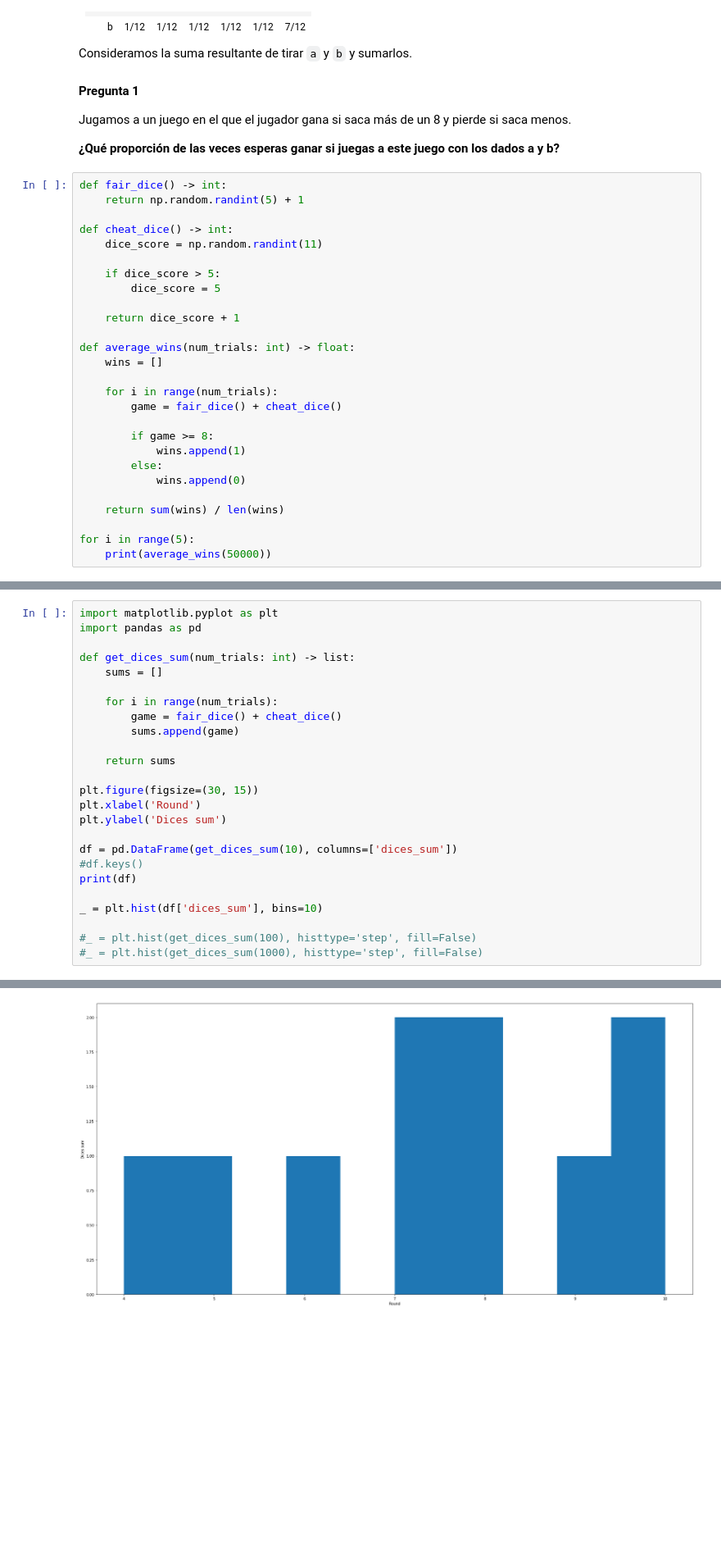
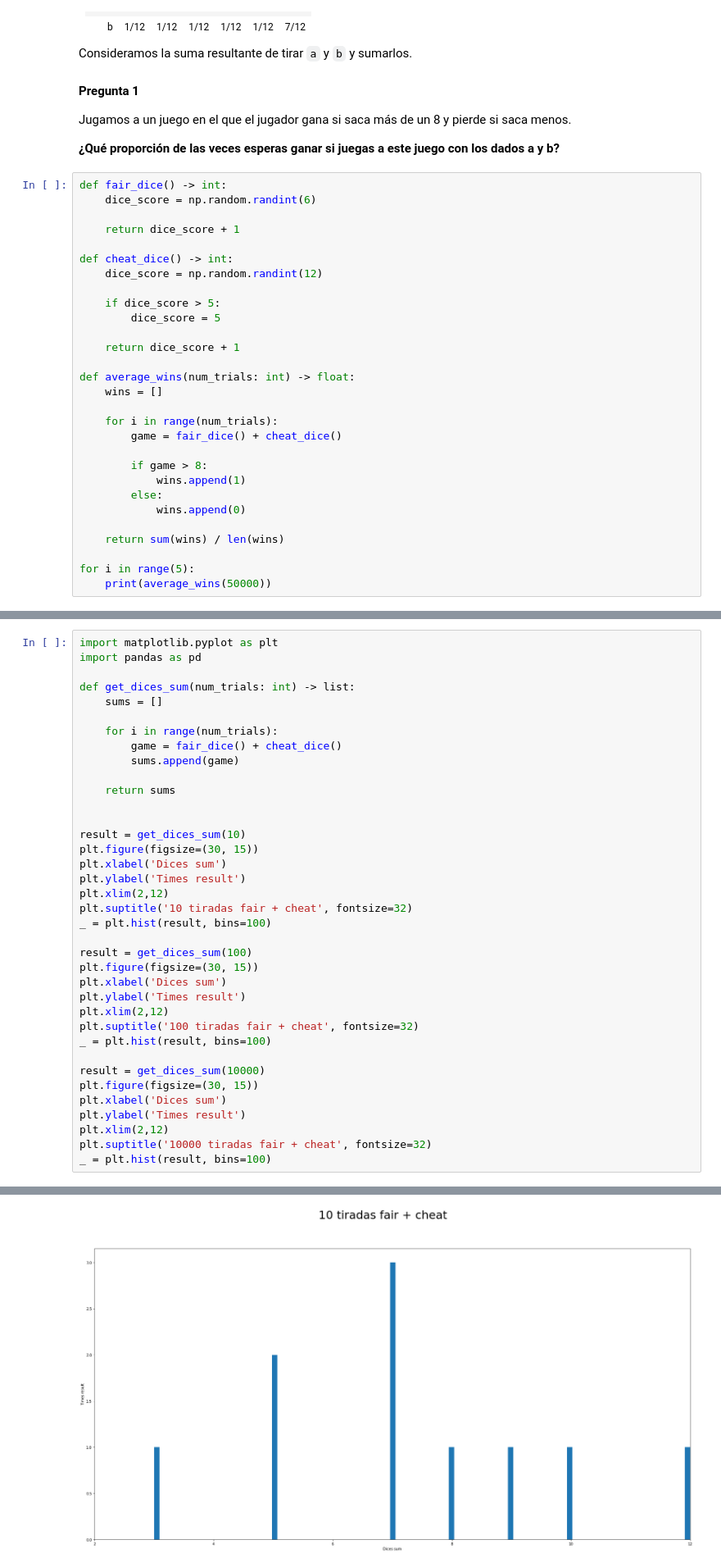
Before and after one commit to j-plou/ejercicios, a Jupyter notebook: datos_univariados_2/intro.ipynb, the cells around one changed output, grey strips where cells are left out. Shown: that part at 82% size. Cells and saved outputs as stored; diff of their text form; blank space fills up the shorter version.

Commit message:
Add charts and table for tossing two dices in intro exercise

```diff
--- a/datos_univariados_2/intro.ipynb
+++ b/datos_univariados_2/intro.ipynb
@@ -177,10 +177,12 @@ Jugamos a un juego en el que el jugador gana si saca más de un 8 y pierde si sa
 **¿Qué proporción de las veces esperas ganar si juegas a este juego con los dados a y b?**
 # %%
 def fair_dice() -> int:
-    return np.random.randint(5) + 1
+    dice_score = np.random.randint(6)
+
+    return dice_score + 1
 
 def cheat_dice() -> int:
-    dice_score = np.random.randint(11)
+    dice_score = np.random.randint(12)
 
     if dice_score > 5:
         dice_score = 5
@@ -193,7 +195,7 @@ def average_wins(num_trials: int) -> float:
     for i in range(num_trials):
         game = fair_dice() + cheat_dice()
 
-        if game >= 8:
+        if game > 8:
             wins.append(1)
         else:
             wins.append(0)
@@ -234,16 +236,28 @@ def get_dices_sum(num_trials: int) -> list:
 
     return sums
 
+
+result = get_dices_sum(10)
 plt.figure(figsize=(30, 15))
-plt.xlabel('Round')
-plt.ylabel('Dices sum')
+plt.xlabel('Dices sum')
+plt.ylabel('Times result')
+plt.xlim(2,12)
+plt.suptitle('10 tiradas fair + cheat', fontsize=32)
+_ = plt.hist(result, bins=100)
 
-df = pd.DataFrame(get_dices_sum(10), columns=['dices_sum'])
-#df.keys()
-print(df)
+result = get_dices_sum(100)
+plt.figure(figsize=(30, 15))
+plt.xlabel('Dices sum')
+plt.ylabel('Times result')
+plt.xlim(2,12)
+plt.suptitle('100 tiradas fair + cheat', fontsize=32)
+_ = plt.hist(result, bins=100)
 
-_ = plt.hist(df['dices_sum'], bins=10)
-
-#_ = plt.hist(get_dices_sum(100), histtype='step', fill=False)
-#_ = plt.hist(get_dices_sum(1000), histtype='step', fill=False)
+result = get_dices_sum(10000)
+plt.figure(figsize=(30, 15))
+plt.xlabel('Dices sum')
+plt.ylabel('Times result')
+plt.xlim(2,12)
+plt.suptitle('10000 tiradas fair + cheat', fontsize=32)
+_ = plt.hist(result, bins=100)
 # %% [output]
@@ -261 +264 @@ _ = plt.hist(df['dices_sum'], bins=10)
-[figure, old version]
+[figure, new version]
```
Also changed, not shown: parts of 4 cells of this notebook.
